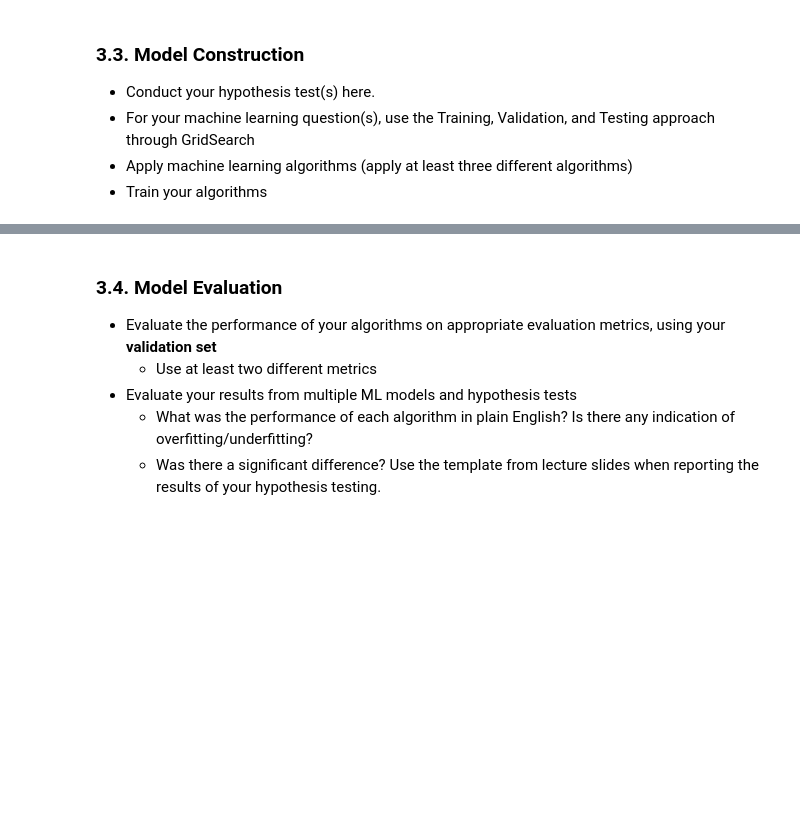
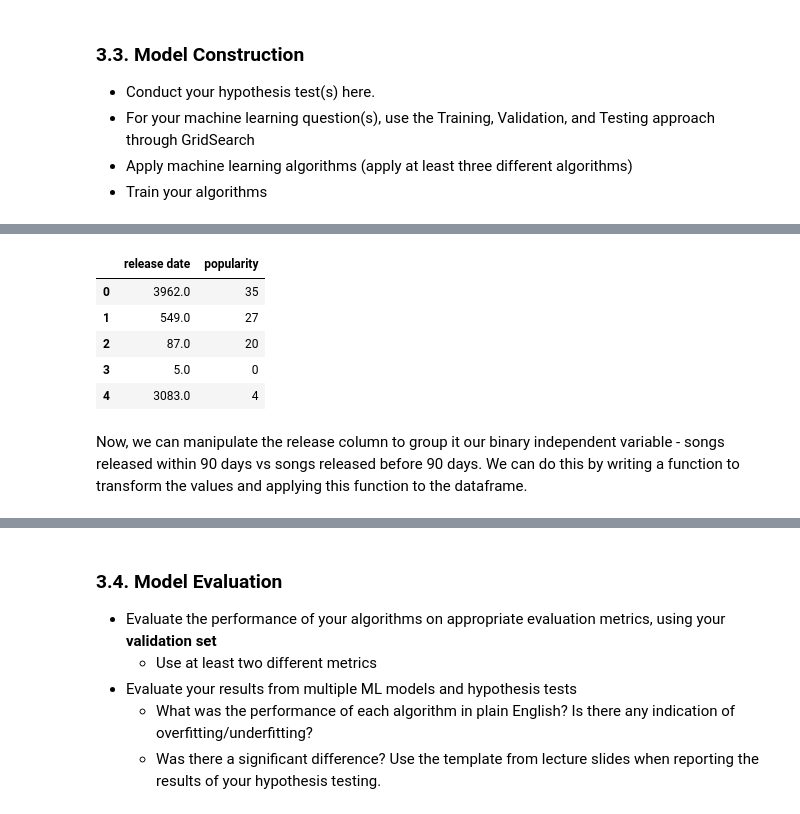
Before and after one commit to sam-zlota/DS3000-Final-Project, a Jupyter notebook: DS3000_FP4_Section02_Group7.ipynb, the cells around one changed output, grey strips where cells are left out. Saved outputs shown, nothing was run; the diff lists cells and outputs as text; code cells hidden in the pictures; blank space fills up the shorter version.

```diff
--- a/DS3000_FP4_Section02_Group7.ipynb
+++ b/DS3000_FP4_Section02_Group7.ipynb
@@ -397,0 +473,11 @@ len(features)
+# %%
+data.head()
+# %% [output]
+|  | release date | popularity |
+| 0 | 3962.0 | 35 |
+| 1 | 549.0 | 27 |
+| 2 | 87.0 | 20 |
+| 3 | 5.0 | 0 |
+| 4 | 3083.0 | 4 |
+# %% [markdown]
+Now, we can manipulate the release column to group it our binary independent variable - songs released within 90 days vs songs released before 90 days. We can do this by writing a function to transform the values and applying this function to the dataframe.
```
Also changed, not shown: parts of 46 cells of this notebook.
